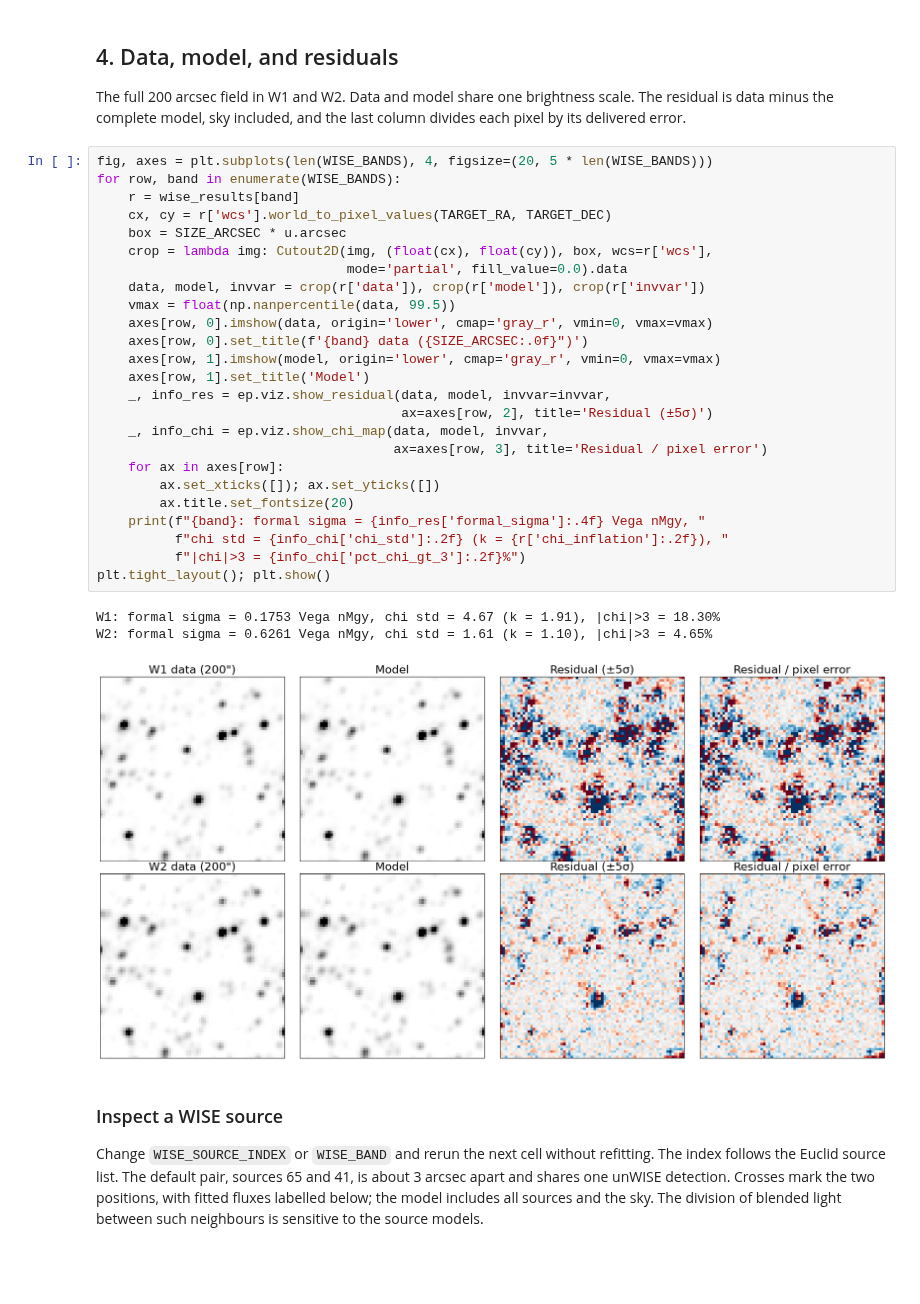
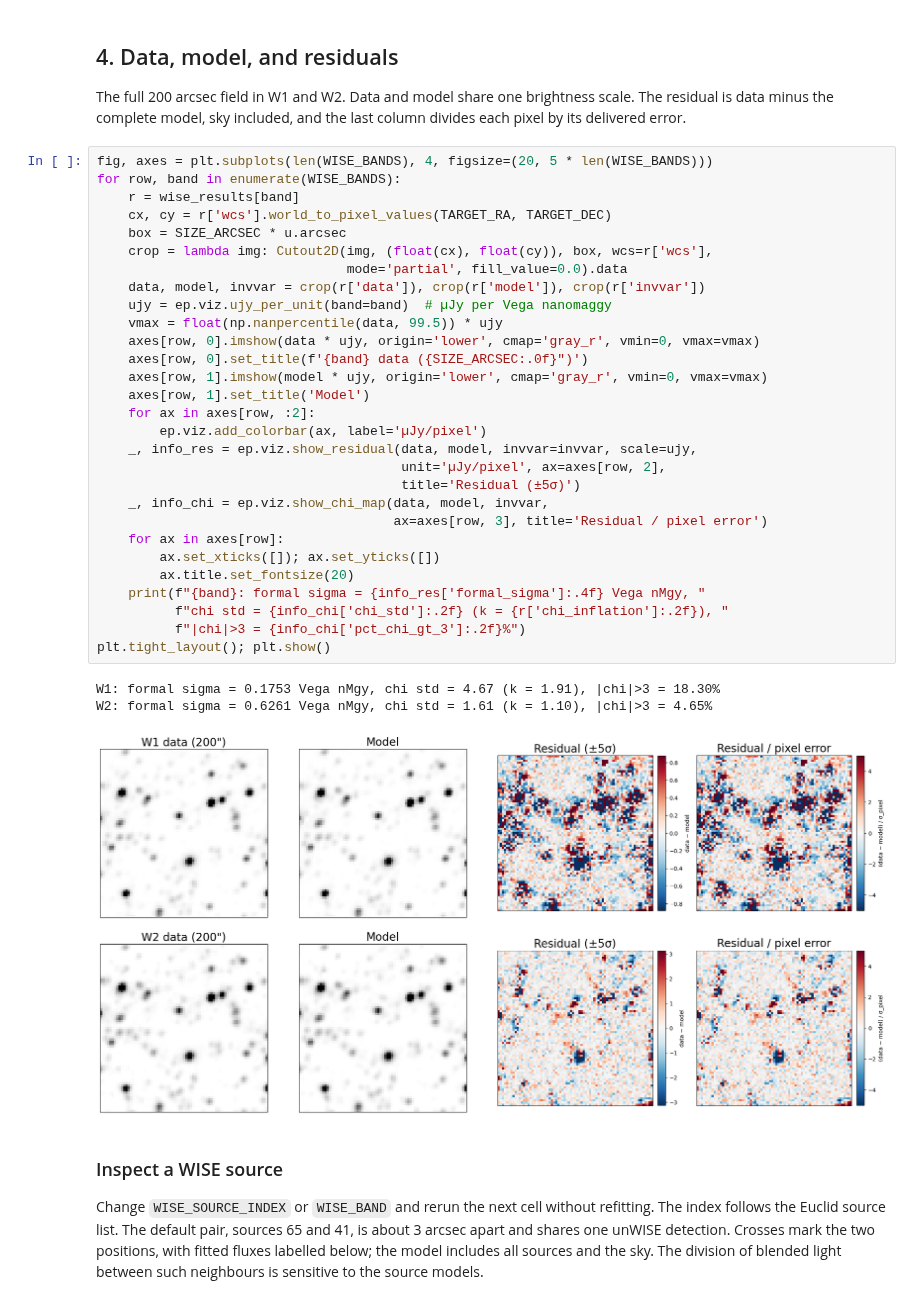
Before and after one commit to Caltech-IPAC/euclid-forced-photometry, a Jupyter notebook: notebooks/03_wise_forced_photometry.ipynb, the cells around one changed output. Saved outputs shown, nothing was run; the diff lists cells and outputs as text; blank space fills up the shorter version.

```diff
--- a/notebooks/03_wise_forced_photometry.ipynb
+++ b/notebooks/03_wise_forced_photometry.ipynb
@@ -133,32 +133,36 @@ included, and the last column divides each pixel by its delivered error.
 # %%
 fig, axes = plt.subplots(len(WISE_BANDS), 4, figsize=(20, 5 * len(WISE_BANDS)))
 for row, band in enumerate(WISE_BANDS):
     r = wise_results[band]
     cx, cy = r['wcs'].world_to_pixel_values(TARGET_RA, TARGET_DEC)
     box = SIZE_ARCSEC * u.arcsec
     crop = lambda img: Cutout2D(img, (float(cx), float(cy)), box, wcs=r['wcs'],
                                 mode='partial', fill_value=0.0).data
     data, model, invvar = crop(r['data']), crop(r['model']), crop(r['invvar'])
-    vmax = float(np.nanpercentile(data, 99.5))
-    axes[row, 0].imshow(data, origin='lower', cmap='gray_r', vmin=0, vmax=vmax)
+    ujy = ep.viz.ujy_per_unit(band=band)  # µJy per Vega nanomaggy
+    vmax = float(np.nanpercentile(data, 99.5)) * ujy
+    axes[row, 0].imshow(data * ujy, origin='lower', cmap='gray_r', vmin=0, vmax=vmax)
     axes[row, 0].set_title(f'{band} data ({SIZE_ARCSEC:.0f}")')
-    axes[row, 1].imshow(model, origin='lower', cmap='gray_r', vmin=0, vmax=vmax)
+    axes[row, 1].imshow(model * ujy, origin='lower', cmap='gray_r', vmin=0, vmax=vmax)
     axes[row, 1].set_title('Model')
-    _, info_res = ep.viz.show_residual(data, model, invvar=invvar,
-                                       ax=axes[row, 2], title='Residual (±5σ)')
+    for ax in axes[row, :2]:
+        ep.viz.add_colorbar(ax, label='µJy/pixel')
+    _, info_res = ep.viz.show_residual(data, model, invvar=invvar, scale=ujy,
+                                       unit='µJy/pixel', ax=axes[row, 2],
+                                       title='Residual (±5σ)')
     _, info_chi = ep.viz.show_chi_map(data, model, invvar,
                                       ax=axes[row, 3], title='Residual / pixel error')
     for ax in axes[row]:
         ax.set_xticks([]); ax.set_yticks([])
         ax.title.set_fontsize(20)
     print(f"{band}: formal sigma = {info_res['formal_sigma']:.4f} Vega nMgy, "
           f"chi std = {info_chi['chi_std']:.2f} (k = {r['chi_inflation']:.2f}), "
           f"|chi|>3 = {info_chi['pct_chi_gt_3']:.2f}%")
 plt.tight_layout(); plt.show()
 # %% [output]
 W1: formal sigma = 0.1753 Vega nMgy, chi std = 4.67 (k = 1.91), |chi|>3 = 18.30%
 W2: formal sigma = 0.6261 Vega nMgy, chi std = 1.61 (k = 1.10), |chi|>3 = 4.65%
-[figure, old version]
+[figure, new version]
 # %% [markdown]
 ### Inspect a WISE source
 
```
Also changed, not shown: parts of 5 cells of this notebook, 25 other files.
